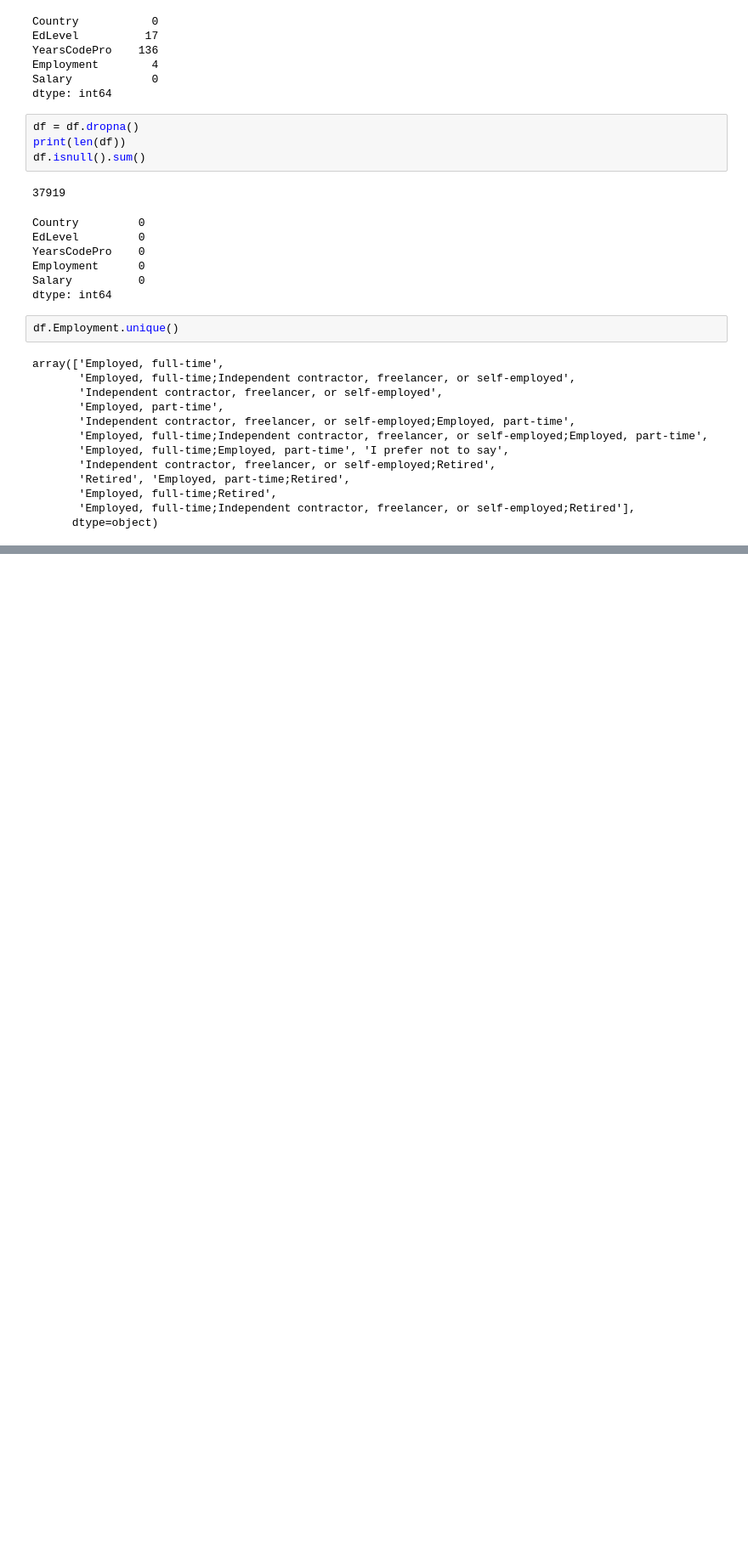
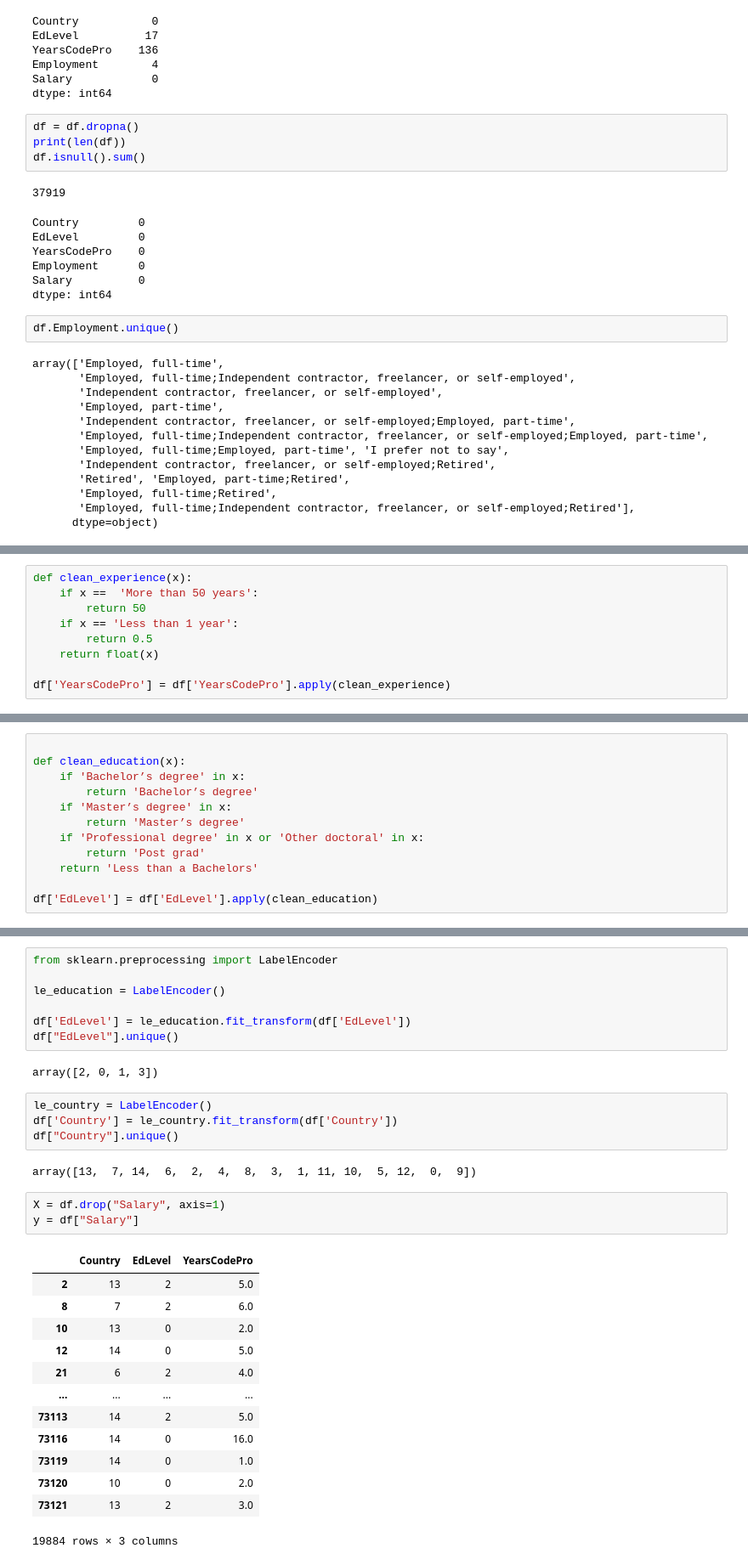
Before and after one commit to EdCrux/SoftwareDeveloperSalaryPredictions, a Jupyter notebook: analisis.ipynb, the cells around one changed output, grey strips where cells are left out. Shown: that part at 85% size. Saved outputs shown, nothing was run; the diff lists cells and outputs as text; blank space fills up the shorter version.

Commit message:
added sklearn different models

```diff
--- a/analisis.ipynb
+++ b/analisis.ipynb
@@ -122,0 +194,9 @@ Name: Country, Length: 155, dtype: int64
+# %%
+def clean_experience(x):
+    if x ==  'More than 50 years':
+        return 50
+    if x == 'Less than 1 year':
+        return 0.5
+    return float(x)
+
+df['YearsCodePro'] = df['YearsCodePro'].apply(clean_experience)
@@ -122,0 +214,12 @@ Name: Country, Length: 155, dtype: int64
+# %%
+
+def clean_education(x):
+    if 'Bachelor’s degree' in x:
+        return 'Bachelor’s degree'
+    if 'Master’s degree' in x:
+        return 'Master’s degree'
+    if 'Professional degree' in x or 'Other doctoral' in x:
+        return 'Post grad'
+    return 'Less than a Bachelors'
+
+df['EdLevel'] = df['EdLevel'].apply(clean_education)
@@ -122,0 +231,32 @@ Name: Country, Length: 155, dtype: int64
+# %%
+from sklearn.preprocessing import LabelEncoder
+
+le_education = LabelEncoder()
+
+df['EdLevel'] = le_education.fit_transform(df['EdLevel'])
+df["EdLevel"].unique()
+# %% [output]
+array([2, 0, 1, 3])
+# %%
+le_country = LabelEncoder()
+df['Country'] = le_country.fit_transform(df['Country'])
+df["Country"].unique()
+# %% [output]
+array([13,  7, 14,  6,  2,  4,  8,  3,  1, 11, 10,  5, 12,  0,  9])
+# %%
+X = df.drop("Salary", axis=1)
+y = df["Salary"]
+# %% [output]
+|  | Country | EdLevel | YearsCodePro |
+| 2 | 13 | 2 | 5.0 |
+| 8 | 7 | 2 | 6.0 |
+| 10 | 13 | 0 | 2.0 |
+| 12 | 14 | 0 | 5.0 |
+| 21 | 6 | 2 | 4.0 |
+| ... | ... | ... | ... |
+| 73113 | 14 | 2 | 5.0 |
+| 73116 | 14 | 0 | 16.0 |
+| 73119 | 14 | 0 | 1.0 |
+| 73120 | 10 | 0 | 2.0 |
+| 73121 | 13 | 2 | 3.0 |
+19884 rows × 3 columns
```
Also changed, not shown: parts of 20 cells of this notebook, 2 other files.
